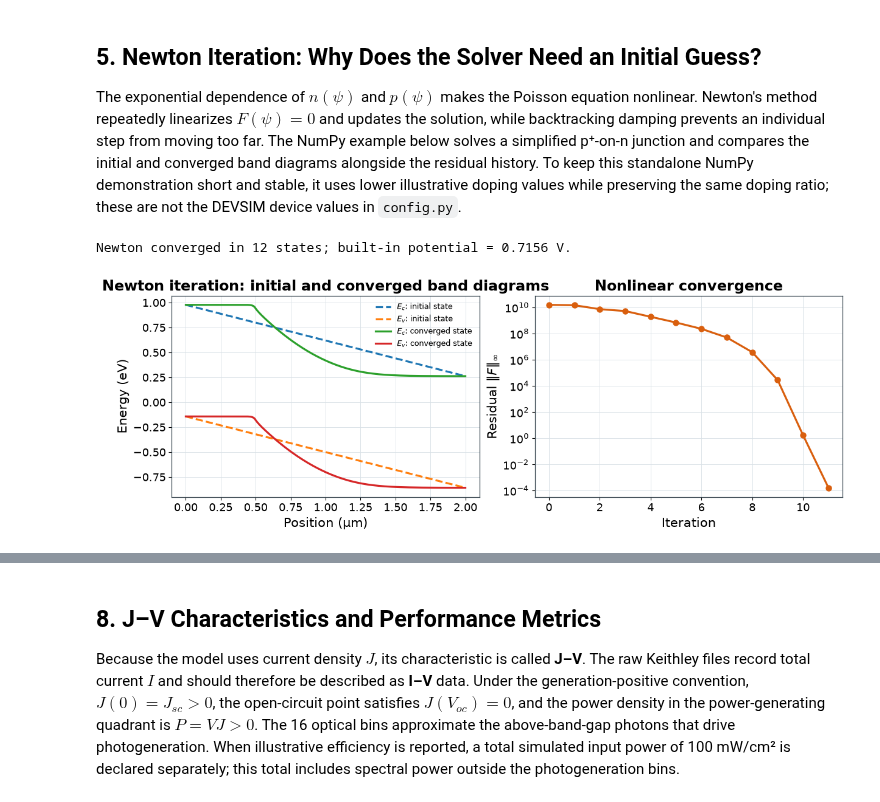
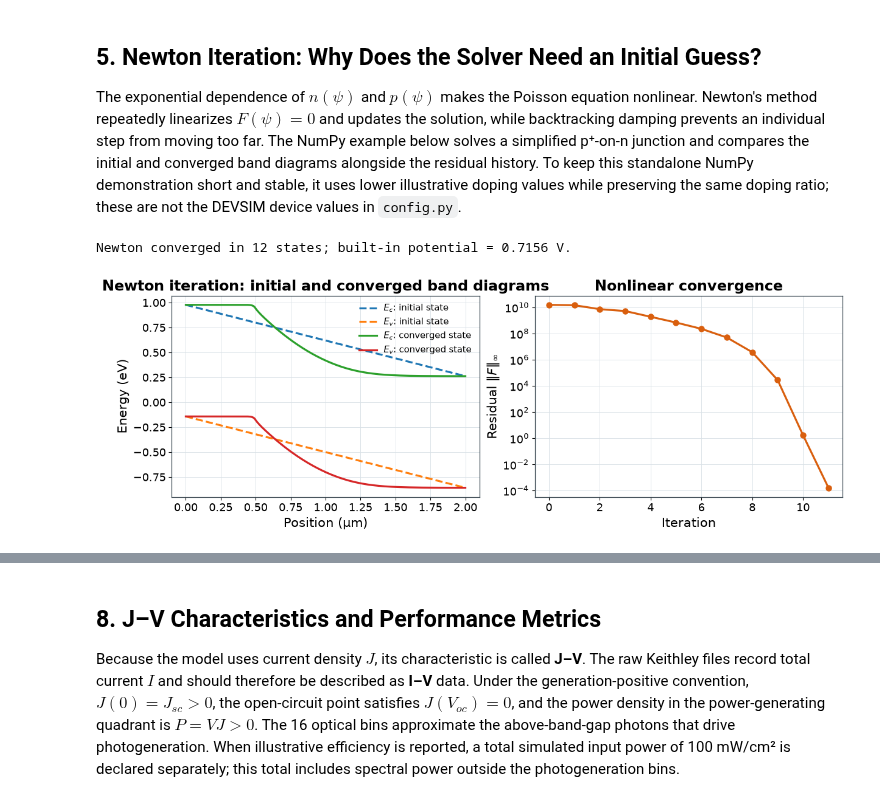
Before and after one commit to chenzhang0920/devsim-silicon-solar-cell-teaching, a Jupyter notebook: notebooks/tutorial.ipynb, the cells around one changed output, grey strips where cells are left out. Cells and saved outputs as stored; diff of their text form; code cells hidden in the pictures.

```diff
--- a/notebooks/tutorial.ipynb
+++ b/notebooks/tutorial.ipynb
@@ -173,35 +173,35 @@ def poisson_newton(x, net, psi_left, psi_right, max_iter=60, tol=1e-10):
 
 
 x_newton = np.linspace(0, 2e-4, 240)
 net = np.where(x_newton < 0.5e-4, -1e17, 1e15)
 psi_left = -VT * np.log(1e17 / NI)
 psi_right = VT * np.log(1e15 / NI)
 history, residuals = poisson_newton(x_newton, net, psi_left, psi_right)
 built_in_voltage = history[-1][-1] - history[-1][0]
 print(
     f"Newton converged in {len(history)} states; "
     f"built-in potential = {built_in_voltage:.4f} V."
 )
 
 band_gap = 1.12
 fig, (ax_band, ax_residual) = plt.subplots(1, 2, figsize=(12, 4.2), constrained_layout=True)
 for state, label, style in ((history[0], "initial state", "--"),
                             (history[-1], "converged state", "-")):
     ax_band.plot(x_newton * 1e4, -state + band_gap / 2, style, label=f"$E_c$: {label}")
     ax_band.plot(x_newton * 1e4, -state - band_gap / 2, style, label=f"$E_v$: {label}")
 ax_band.set(xlabel="Position (µm)", ylabel="Energy (eV)",
             title="Newton iteration: initial and converged band diagrams")
-ax_band.legend(frameon=False, fontsize=9)
+ax_band.legend(frameon=False, fontsize=10.5)
 ax_band.grid(True)
 
 ax_residual.semilogy(range(len(residuals)), residuals, "o-", color=C_ORANGE)
 ax_residual.set(xlabel="Iteration", ylabel=r"Residual $\|F\|_\infty$",
                 title="Nonlinear convergence")
 ax_residual.grid(True, which="both")
 plt.show()
 # %% [output]
 Newton converged in 12 states; built-in potential = 0.7156 V.
-[figure, old version]
+[figure, new version]
 # %% [markdown]
 ## 6. From Equations to an Executable Model
 
```
Also changed, not shown: parts of 15 cells of this notebook, 54 other files.
